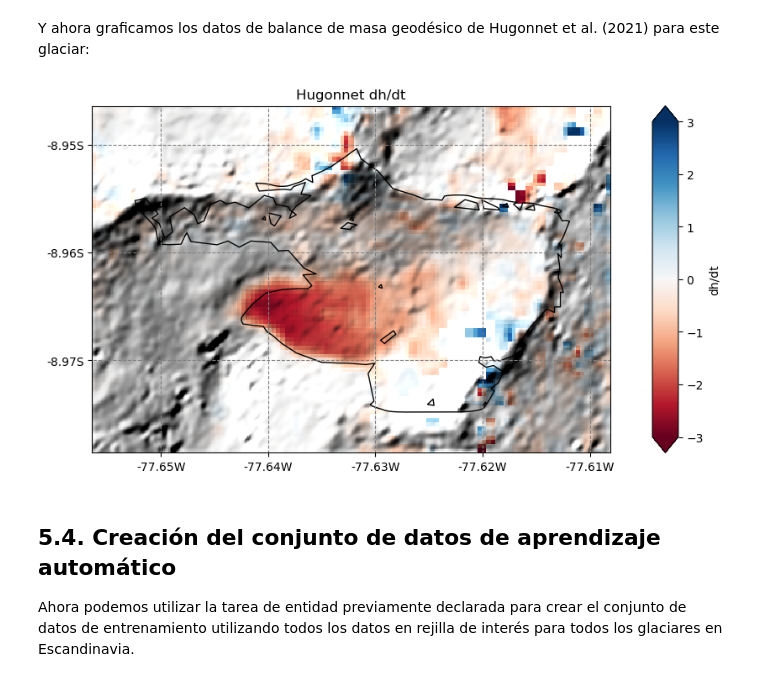
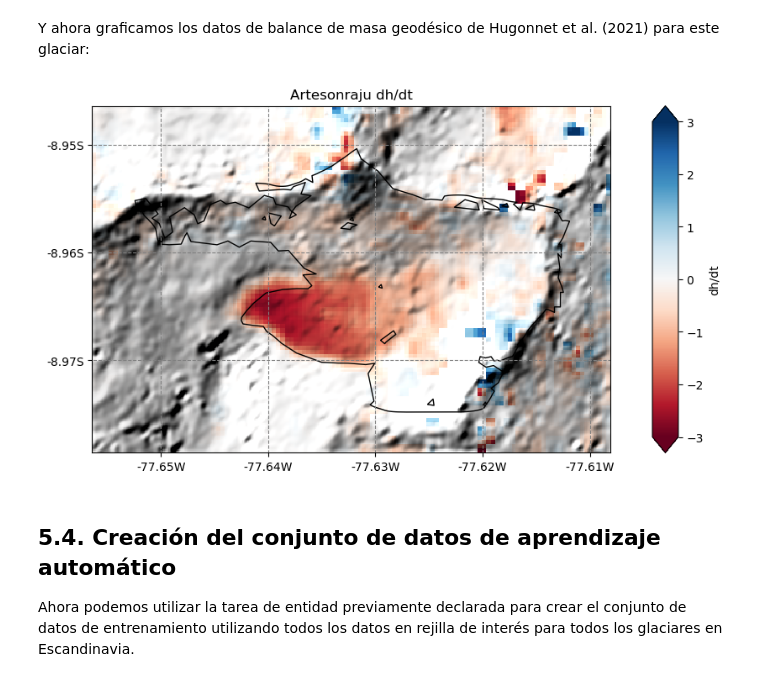
Before and after one commit to cryohydromettools/Proyecto_MB_Regresion, a Jupyter notebook: 5_Distributed_preprocessing.ipynb, the cells around one changed output. Cells and saved outputs as stored; diff of their text form; code cells hidden in the pictures.

```diff
--- a/5_Distributed_preprocessing.ipynb
+++ b/5_Distributed_preprocessing.ipynb
@@ -245,16 +229,16 @@ Y ahora graficamos los datos de balance de masa geodésico de Hugonnet et al. (2
 # %%
 # get the axes ready
 f, ax = plt.subplots(figsize=(9, 9))
 
 smap.set_data(ds.hugonnet_dhdt)
 smap.set_cmap('RdBu')
 smap.set_plot_params(vmin=-3, vmax=3)
 smap.plot(ax=ax)
 smap.append_colorbar(ax=ax, label='dh/dt')
 
-ax.set_title('Hugonnet dh/dt');
+ax.set_title('Artesonraju dh/dt');
 # %% [output]
-[figure, old version]
+[figure, new version]
 # %% [markdown]
 ## 5.4. Creación del conjunto de datos de aprendizaje automático
 
```
Also changed, not shown: parts of 7 cells of this notebook, 2 other files.
